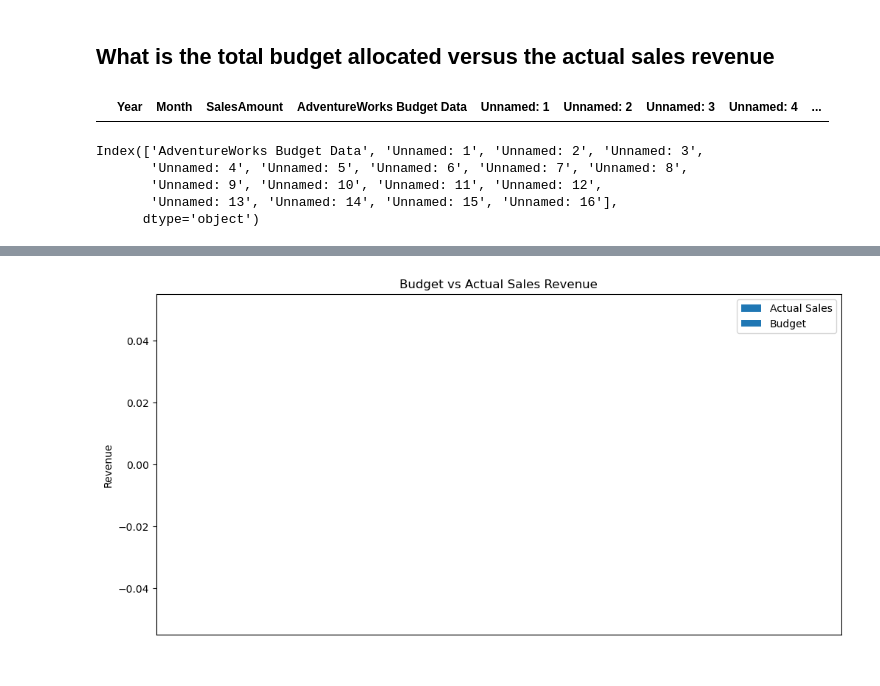
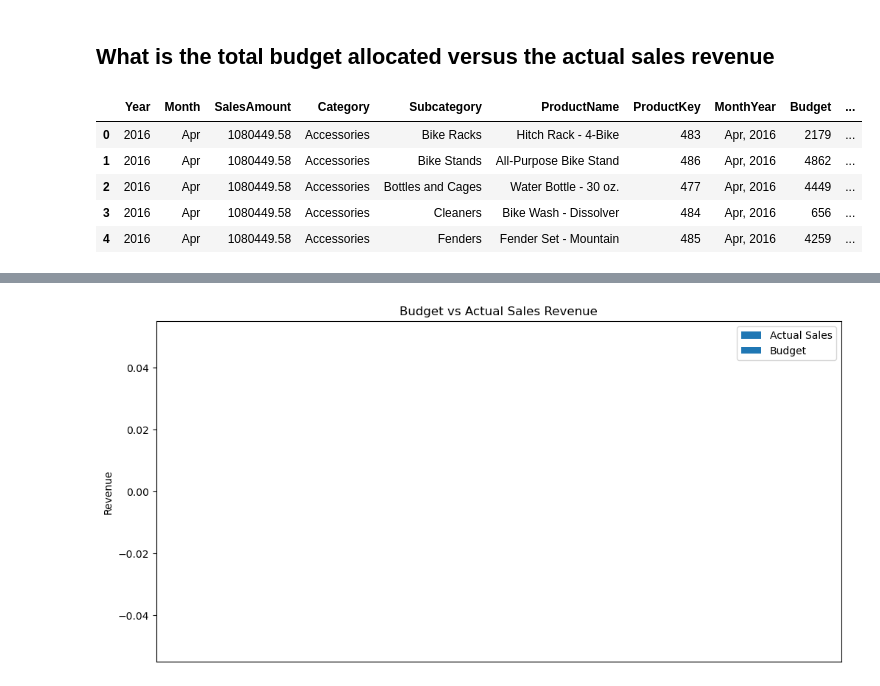
Before and after one commit to UsmanAhamed12/Data-Analyst-Intern-Project, a Jupyter notebook: BUDGET SALES ANALYSIS/NoteBooks/2_EDA_Budget and Variance Analysis.ipynb, the cells around one changed output, grey strips where cells are left out. Cells and saved outputs as stored; diff of their text form; code cells hidden in the pictures.

```diff
--- a/BUDGET SALES ANALYSIS/NoteBooks/2_EDA_Budget and Variance Analysis.ipynb
+++ b/BUDGET SALES ANALYSIS/NoteBooks/2_EDA_Budget and Variance Analysis.ipynb
@@ -16,59 +16,65 @@ pd.set_option('display.max_columns',None)
 # Load datasets
 sales_path = "/Users/inazawaelectronics/Desktop/Data-Analyst-Intern-Project/BUDGET SALES ANALYSIS/Data/Sales.xlsx"
 calendar_path = "/Users/inazawaelectronics/Desktop/Data-Analyst-Intern-Project/BUDGET SALES ANALYSIS/Data/Calender.xlsx"
-budget_path = "/Users/inazawaelectronics/Desktop/Data-Analyst-Intern-Project/BUDGET SALES ANALYSIS/Data/Budget.xlsx"
+budget_path = "/Users/inazawaelectronics/Desktop/Data-Analyst-Intern-Project/BUDGET SALES ANALYSIS/Data/Cleaned_Budjet.xlsx"
 
 sales_df = pd.read_excel(sales_path)
 calendar_df = pd.read_excel(calendar_path)
 budget_df = pd.read_excel(budget_path)
 
 # Merge Sales and Calendar datasets
 merged_sales = pd.merge(sales_df, calendar_df, left_on='OrderDate', right_on='Date', how='inner')
 
 # Aggregate sales by Month and Year
 monthly_sales = merged_sales.groupby(['Year', 'Month'])['SalesAmount'].sum().reset_index()
 
 # Reshape Budget data to long format for monthly comparison
-'''budget_melted = budget_df.melt(
+budget_melted = budget_df.melt(
     id_vars=['Category', 'Subcategory', 'ProductName', 'ProductKey'],
-    var_name='MonthYear',
-    value_name='Budget'
-)
-'''
-budget_melted = budget_df.melt(
-    id_vars=['AdventureWorks Budget Data', 'Unnamed: 1', 'Unnamed: 2', 'Unnamed: 3',
-       'Unnamed: 4', 'Unnamed: 5', 'Unnamed: 6', 'Unnamed: 7', 'Unnamed: 8',
-       'Unnamed: 9', 'Unnamed: 10', 'Unnamed: 11', 'Unnamed: 12',
-       'Unnamed: 13', 'Unnamed: 14', 'Unnamed: 15', 'Unnamed: 16'],
     var_name='MonthYear',
     value_name='Budget'
 )
 
 
+
+
 # Extract Year and Month from MonthYear in Budget data
 budget_melted[['Month', 'Year']] = budget_melted['MonthYear'].str.extract(r'(\w+), (\d{4})')
-budget_melted['Year'] = budget_melted['Year'].astype(int)
-
+#budget_melted['Year'] = budget_melted['Year'].astype(int)
+'''
 # Merge monthly sales with budget data
 comparison_df = pd.merge(
     monthly_sales,
     budget_melted,
     on=['Year', 'Month'],
     how='inner'
 )
+'''
+# Ensure 'Year' and 'Month' columns have the same data type in both datasets
+monthly_sales['Year'] = monthly_sales['Year'].astype(str)
+monthly_sales['Month'] = monthly_sales['Month'].astype(str)
+
+budget_melted['Year'] = budget_melted['Year'].astype(str)
+budget_melted['Month'] = budget_melted['Month'].astype(str)
+
+# Perform the merge
+comparison_df = pd.merge(
+    monthly_sales,
+    budget_melted,
+    on=['Year', 'Month'],
+    how='inner'
+)
+
 
 # Calculate variance
 comparison_df['Variance'] = comparison_df['Budget'] - comparison_df['SalesAmount']
 
 # Display results
-comparison_df
+comparison_df.head()
 # %% [output]
-|  | Year | Month | SalesAmount | AdventureWorks Budget Data | Unnamed: 1 | Unnamed: 2 | Unnamed: 3 | Unnamed: 4 | ... |
+|  | Year | Month | SalesAmount | Category | Subcategory | ProductName | ProductKey | MonthYear | Budget | ... |
+| 0 | 2016 | Apr | 1080449.58 | Accessories | Bike Racks | Hitch Rack - 4-Bike | 483 | Apr, 2016 | 2179 | ... |
+| 1 | 2016 | Apr | 1080449.58 | Accessories | Bike Stands | All-Purpose Bike Stand | 486 | Apr, 2016 | 4862 | ... |
+| 2 | 2016 | Apr | 1080449.58 | Accessories | Bottles and Cages | Water Bottle - 30 oz. | 477 | Apr, 2016 | 4449 | ... |
+| 3 | 2016 | Apr | 1080449.58 | Accessories | Cleaners | Bike Wash - Dissolver | 484 | Apr, 2016 | 656 | ... |
+| 4 | 2016 | Apr | 1080449.58 | Accessories | Fenders | Fender Set - Mountain | 485 | Apr, 2016 | 4259 | ... |
-# %%
-budget_df.columns
-# %% [output]
-Index(['AdventureWorks Budget Data', 'Unnamed: 1', 'Unnamed: 2', 'Unnamed: 3',
-       'Unnamed: 4', 'Unnamed: 5', 'Unnamed: 6', 'Unnamed: 7', 'Unnamed: 8',
-       'Unnamed: 9', 'Unnamed: 10', 'Unnamed: 11', 'Unnamed: 12',
-       'Unnamed: 13', 'Unnamed: 14', 'Unnamed: 15', 'Unnamed: 16'],
-      dtype='object')
```
Also changed, not shown: parts of 4 cells of this notebook, 4 other files.
